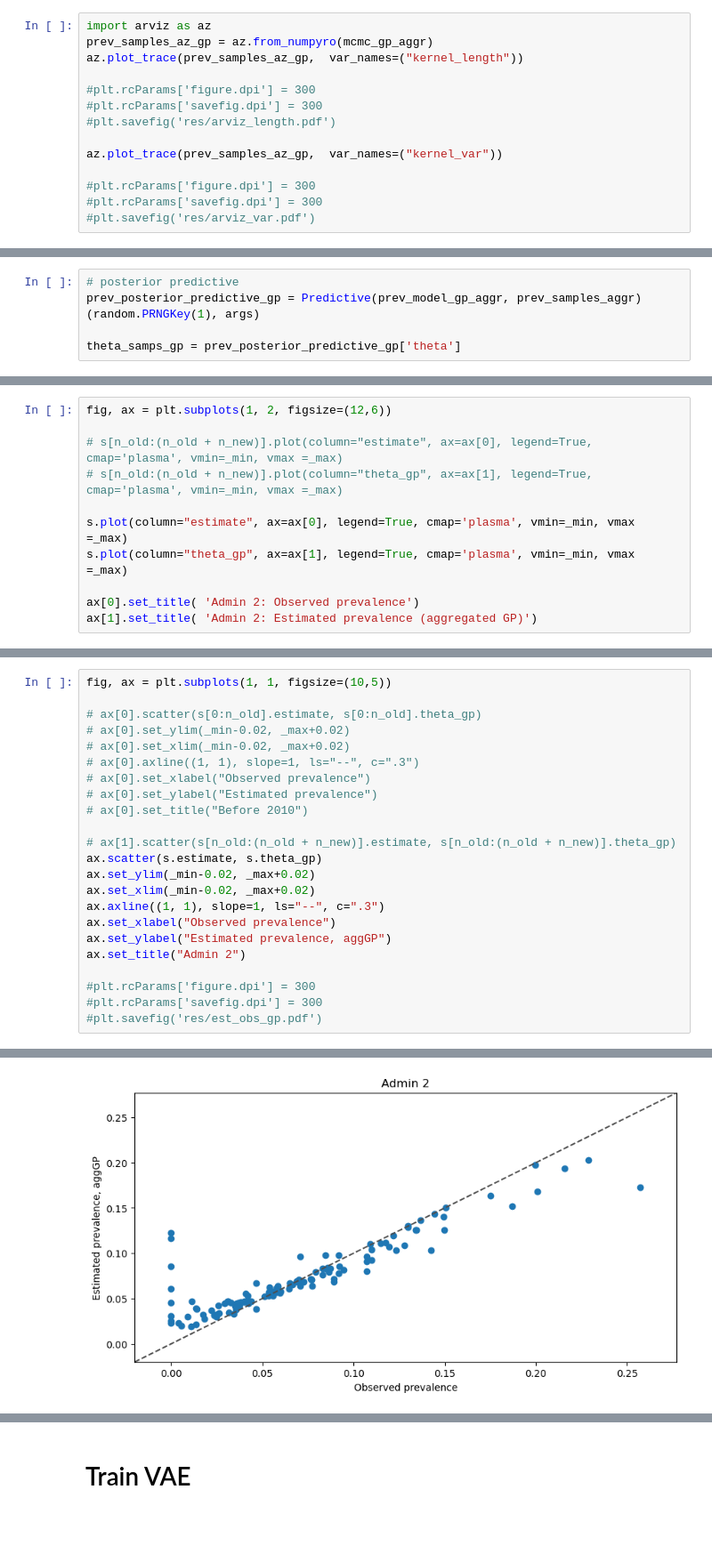
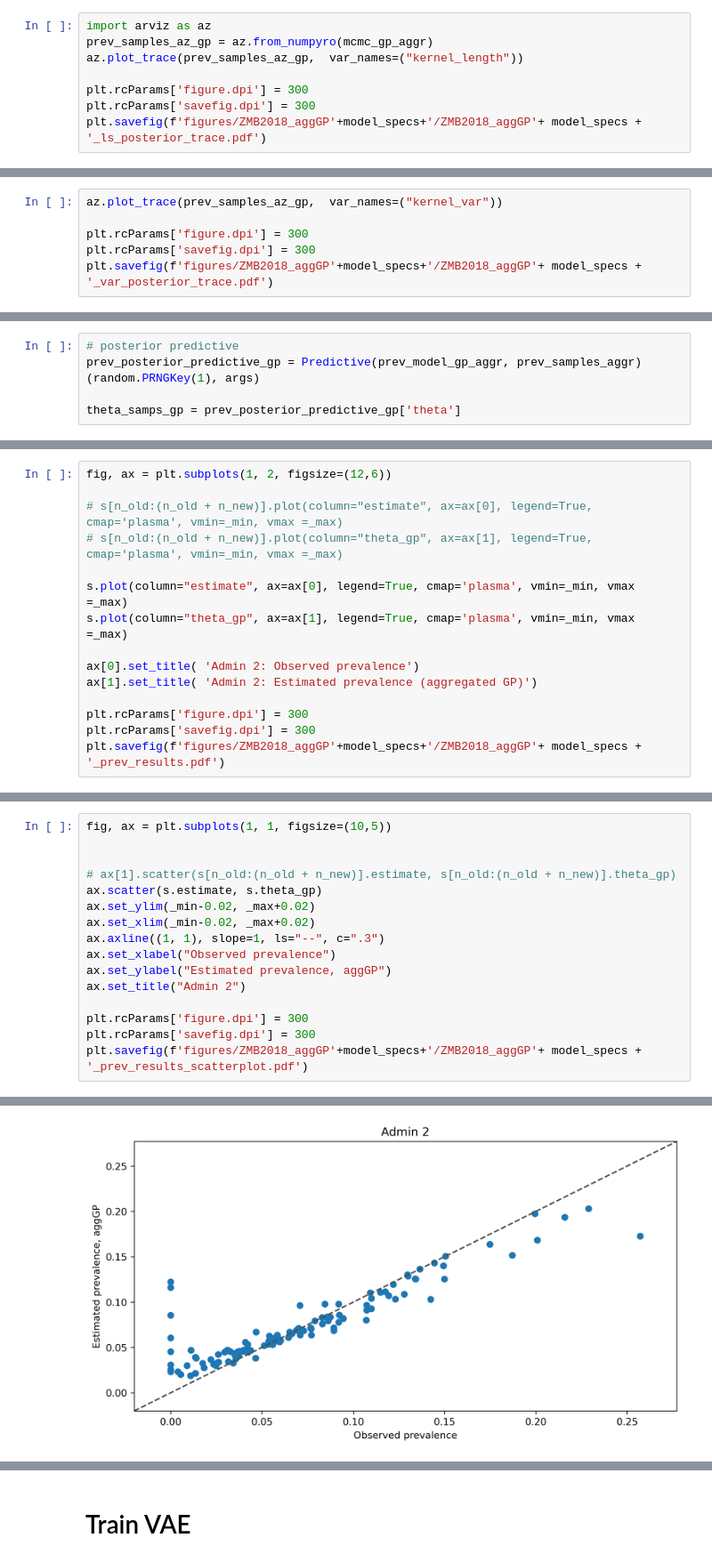
Before and after one commit to selenalinden/aggVAE, a Jupyter notebook: aggVAE_long.ipynb, the cells around one changed output, grey strips where cells are left out. Shown at 89% size. Drawn from its saved outputs; the diff is of its cells as text; blank space fills up the shorter version.

Commit message:
aggGP admin results cont

```diff
--- a/aggVAE_long.ipynb
+++ b/aggVAE_long.ipynb
@@ -743,13 +746,7 @@ import arviz as az
 prev_samples_az_gp = az.from_numpyro(mcmc_gp_aggr)
 az.plot_trace(prev_samples_az_gp,  var_names=("kernel_length"))
 
-#plt.rcParams['figure.dpi'] = 300
-#plt.rcParams['savefig.dpi'] = 300
-#plt.savefig('res/arviz_length.pdf')
-
-az.plot_trace(prev_samples_az_gp,  var_names=("kernel_var"))
-
-#plt.rcParams['figure.dpi'] = 300
-#plt.rcParams['savefig.dpi'] = 300
-#plt.savefig('res/arviz_var.pdf')
+plt.rcParams['figure.dpi'] = 300
+plt.rcParams['savefig.dpi'] = 300
+plt.savefig(f'figures/ZMB2018_aggGP'+model_specs+'/ZMB2018_aggGP'+ model_specs + '_ls_posterior_trace.pdf')
 # %% [output]
@@ -820,0 +754,6 @@ NameError: name 'ess_new' is not defined
+# %%
+az.plot_trace(prev_samples_az_gp,  var_names=("kernel_var"))
+
+plt.rcParams['figure.dpi'] = 300
+plt.rcParams['savefig.dpi'] = 300
+plt.savefig(f'figures/ZMB2018_aggGP'+model_specs+'/ZMB2018_aggGP'+ model_specs + '_var_posterior_trace.pdf')
@@ -858,4 +799,8 @@ s.plot(column="theta_gp", ax=ax[1], legend=True, cmap='plasma', vmin=_min, vmax
 
 ax[0].set_title( 'Admin 2: Observed prevalence')
 ax[1].set_title( 'Admin 2: Estimated prevalence (aggregated GP)')
+
+plt.rcParams['figure.dpi'] = 300
+plt.rcParams['savefig.dpi'] = 300
+plt.savefig(f'figures/ZMB2018_aggGP'+model_specs+'/ZMB2018_aggGP'+ model_specs + '_prev_results.pdf')
 # %% [output]
@@ -864,13 +808,6 @@ Text(0.5, 1.0, 'Admin 2: Estimated prevalence (aggregated GP)')
 # %%
 fig, ax = plt.subplots(1, 1, figsize=(10,5))
 
-# ax[0].scatter(s[0:n_old].estimate, s[0:n_old].theta_gp)
-# ax[0].set_ylim(_min-0.02, _max+0.02)
-# ax[0].set_xlim(_min-0.02, _max+0.02)
-# ax[0].axline((1, 1), slope=1, ls="--", c=".3")
-# ax[0].set_xlabel("Observed prevalence")
-# ax[0].set_ylabel("Estimated prevalence")
-# ax[0].set_title("Before 2010")
 
 # ax[1].scatter(s[n_old:(n_old + n_new)].estimate, s[n_old:(n_old + n_new)].theta_gp)
 ax.scatter(s.estimate, s.theta_gp)
@@ -881,7 +818,7 @@ ax.set_xlabel("Observed prevalence")
 ax.set_ylabel("Estimated prevalence, aggGP")
 ax.set_title("Admin 2")
 
-#plt.rcParams['figure.dpi'] = 300
-#plt.rcParams['savefig.dpi'] = 300
-#plt.savefig('res/est_obs_gp.pdf')
+plt.rcParams['figure.dpi'] = 300
+plt.rcParams['savefig.dpi'] = 300
+plt.savefig(f'figures/ZMB2018_aggGP'+model_specs+'/ZMB2018_aggGP'+ model_specs + '_prev_results_scatterplot.pdf')
 # %% [output]
@@ -889 +825 @@ Text(0.5, 1.0, 'Admin 2')
-[figure, old version]
+[figure, new version]
```
Also changed, not shown: parts of 9 cells of this notebook, 8 other files.
